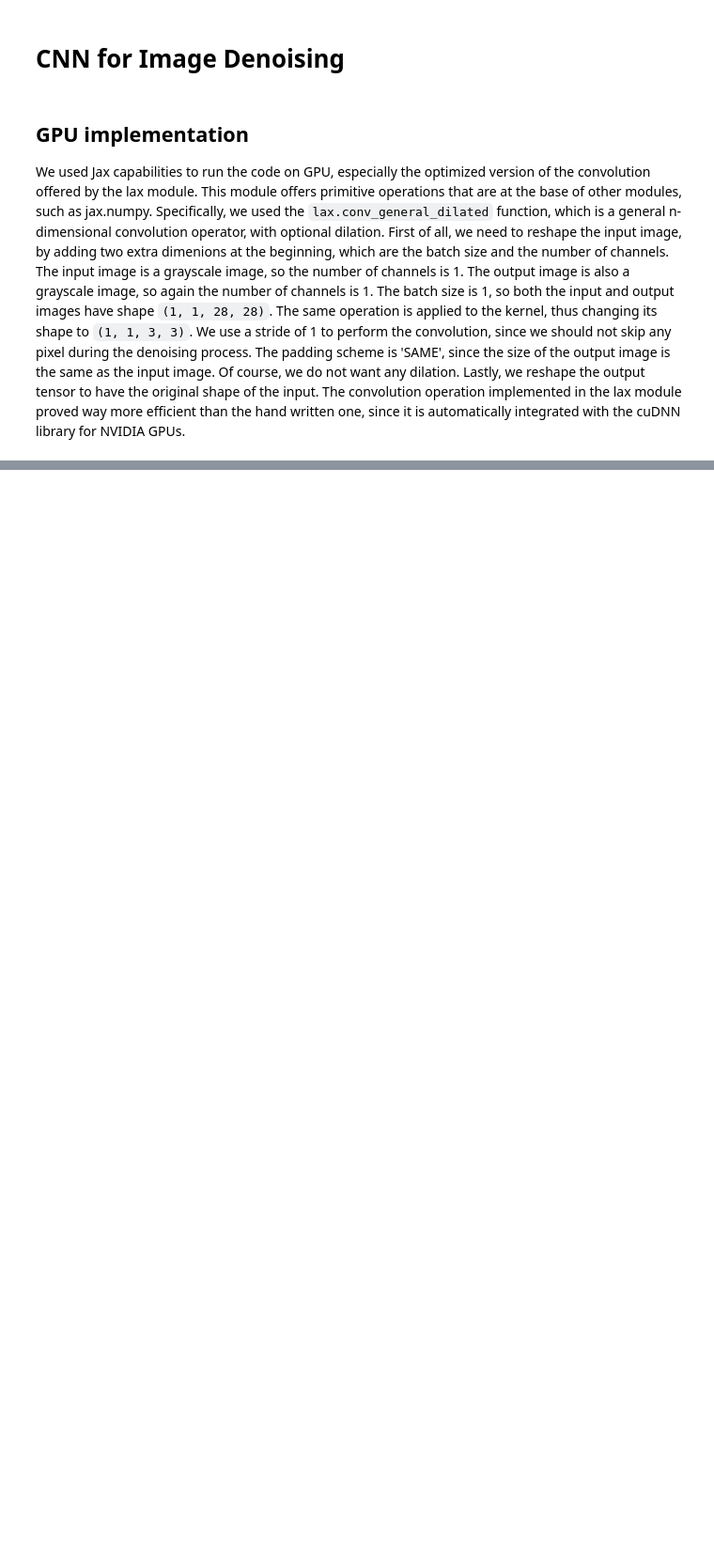
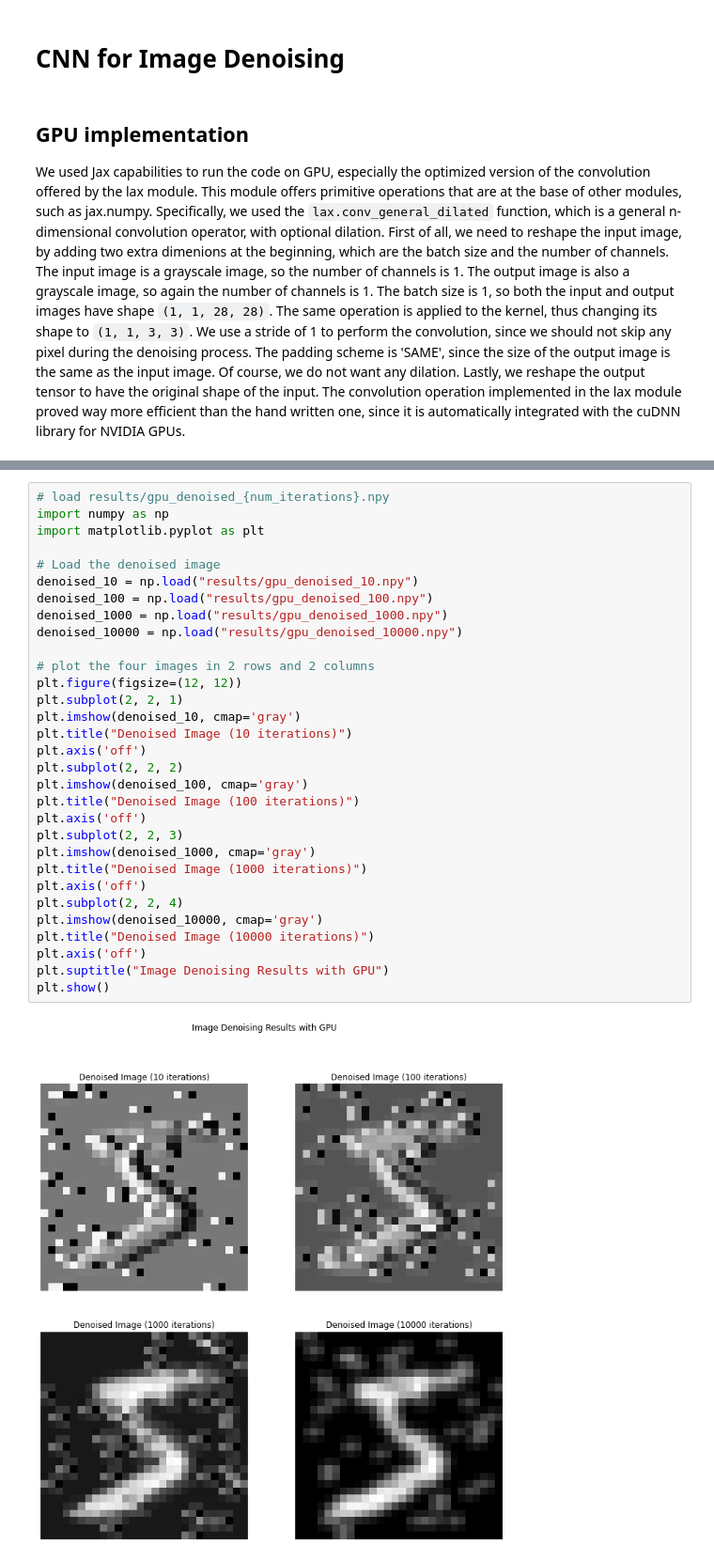
Before and after one commit to giorgiodaneri/ML_task3, a Jupyter notebook: results.ipynb, the cells around one changed output, grey strips where cells are left out. Shown at 94% size. Saved outputs shown, nothing was run; the diff lists cells and outputs as text; blank space fills up the shorter version.

```diff
--- a/results.ipynb
+++ b/results.ipynb
@@ -119,0 +146,33 @@ plt.show()
+# %%
+# load results/gpu_denoised_{num_iterations}.npy
+import numpy as np
+import matplotlib.pyplot as plt
+
+# Load the denoised image
+denoised_10 = np.load("results/gpu_denoised_10.npy")
+denoised_100 = np.load("results/gpu_denoised_100.npy")
+denoised_1000 = np.load("results/gpu_denoised_1000.npy")
+denoised_10000 = np.load("results/gpu_denoised_10000.npy")
+
+# plot the four images in 2 rows and 2 columns
+plt.figure(figsize=(12, 12))
+plt.subplot(2, 2, 1)
+plt.imshow(denoised_10, cmap='gray')
+plt.title("Denoised Image (10 iterations)")
+plt.axis('off')
+plt.subplot(2, 2, 2)
+plt.imshow(denoised_100, cmap='gray')
+plt.title("Denoised Image (100 iterations)")
+plt.axis('off')
+plt.subplot(2, 2, 3)
+plt.imshow(denoised_1000, cmap='gray')
+plt.title("Denoised Image (1000 iterations)")
+plt.axis('off')
+plt.subplot(2, 2, 4)
+plt.imshow(denoised_10000, cmap='gray')
+plt.title("Denoised Image (10000 iterations)")
+plt.axis('off')
+plt.suptitle("Image Denoising Results with GPU")
+plt.show()
+# %% [output]
+[figure, added]
```
Also changed, not shown: parts of 5 cells of this notebook, 2 other files.
